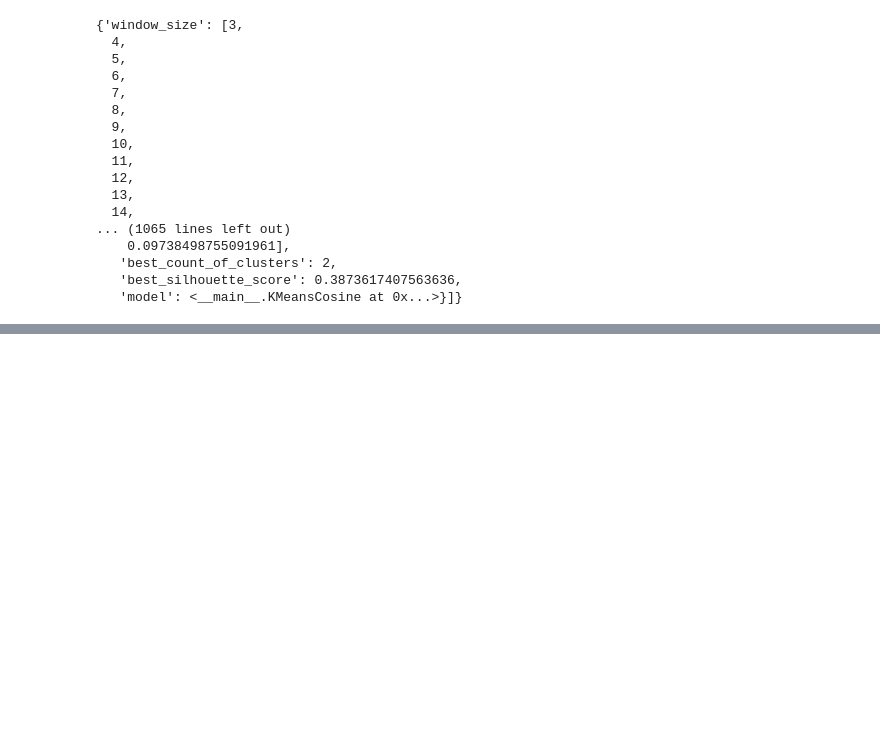
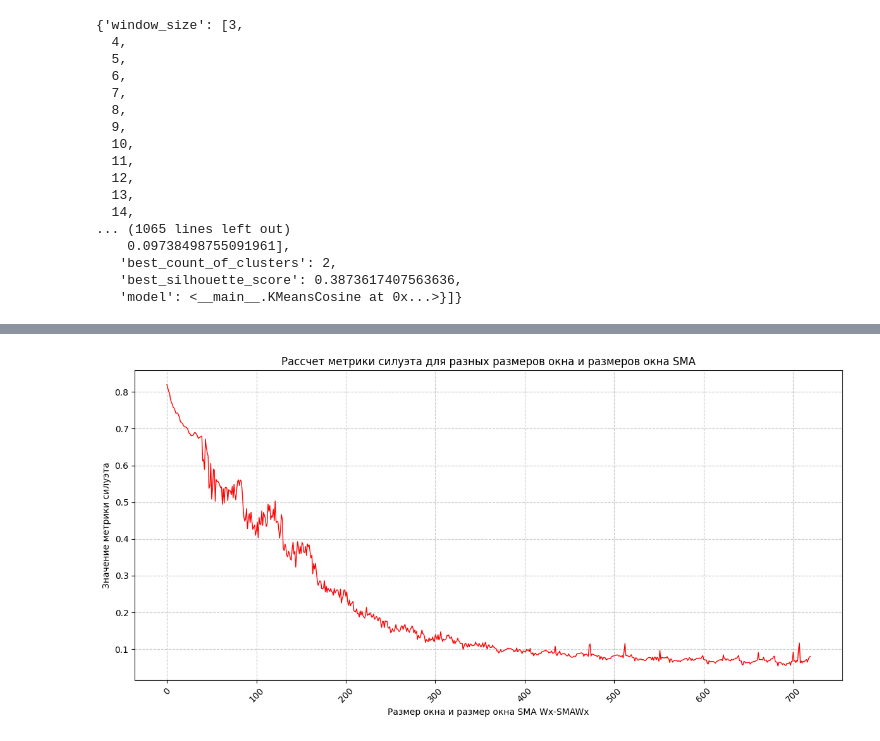
Before and after one commit to legendaOS/calculations, a Jupyter notebook: notebook.ipynb, the cells around one changed output, grey strips where cells are left out. Saved outputs shown, nothing was run; the diff lists cells and outputs as text; code cells hidden in the pictures; blank space fills up the shorter version.

Commit message:
рассчеты проведены для дельта

```diff
--- a/notebook.ipynb
+++ b/notebook.ipynb
@@ -1492,0 +1495,23 @@ buffer_of_silhouette_scores
+# %%
+buffer_of_silhouette_scores_DELTA = {
+    "window_size": [],
+    "sma_window_size": [],
+    "silhouette_score": []
+}
+
+
+for window_size in range(2, 20) :
+    for sma_window_size in range(10, 50):
+        result_sma_and_data_to_DELTA_METRIC = create_train_data_with_sma(DATA[0]["CLOSE_PRICES"], window_size = window_size, sma_window_size = sma_window_size)
+
+        buffer_train_data = []
+        for index in range(len(result_sma_and_data_to_DELTA_METRIC["data_parsed"])):
+            buffer_train_data.append(delta_metric(result_sma_and_data_to_DELTA_METRIC["sma_parsed"][index], result_sma_and_data_to_DELTA_METRIC['data_parsed'][index]))
+
+        calculated = calcilate_silhouette_score(KMeans, buffer_train_data, max_iter_in_model = 100, max_clusters_to_check = 20, random_state_in_model = 0)
+
+        print(f"window_size: {window_size}, sma_window_size: {sma_window_size}, silhouette_score: {calculated['best_silhouette_score']}, best_count_of_clusters: {calculated['best_count_of_clusters']}")
+
+        buffer_of_silhouette_scores_DELTA["window_size"].append(window_size)
+        buffer_of_silhouette_scores_DELTA["sma_window_size"].append(sma_window_size)
+        buffer_of_silhouette_scores_DELTA["silhouette_score"].append(calculated)
@@ -1492,0 +1583,21 @@ buffer_of_silhouette_scores
+# %%
+plt.figure(figsize=(12, 6))
+# plt.plot(buffer_X_titles, [i["best_count_of_clusters"] for i in buffer_of_silhouette_scores_DELTA['silhouette_score']], linewidth=1, color='red')
+plt.plot([i["best_silhouette_score"] for i in buffer_of_silhouette_scores_DELTA['silhouette_score']], linewidth=1, color='red')
+plt.title(f"Рассчет метрики силуэта для разных размеров окна и размеров окна SMA")
+plt.xlabel('Размер окна и размер окна SMA Wx-SMAWx')
+plt.ylabel('Значение метрики силуэта')
+
+# Поворачиваем метки на оси X для лучшей читаемости
+plt.xticks(rotation=45)
+
+# Добавляем сетку
+plt.grid(True, linestyle='--', alpha=0.7)
+
+# Настраиваем расположение элементов
+plt.tight_layout()
+
+# Показываем график
+plt.show()
+# %% [output]
+[figure, added]
```
Also changed, not shown: parts of 4 cells of this notebook.
